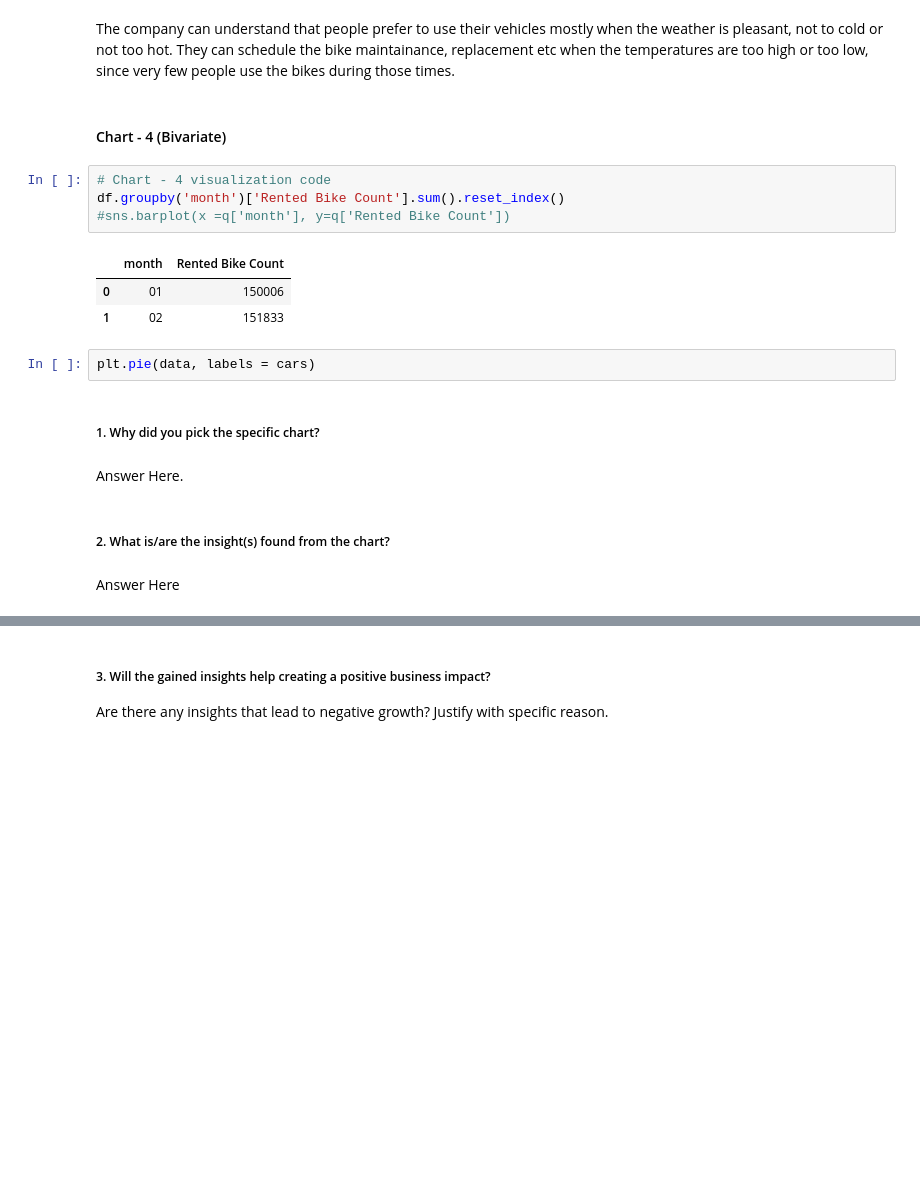
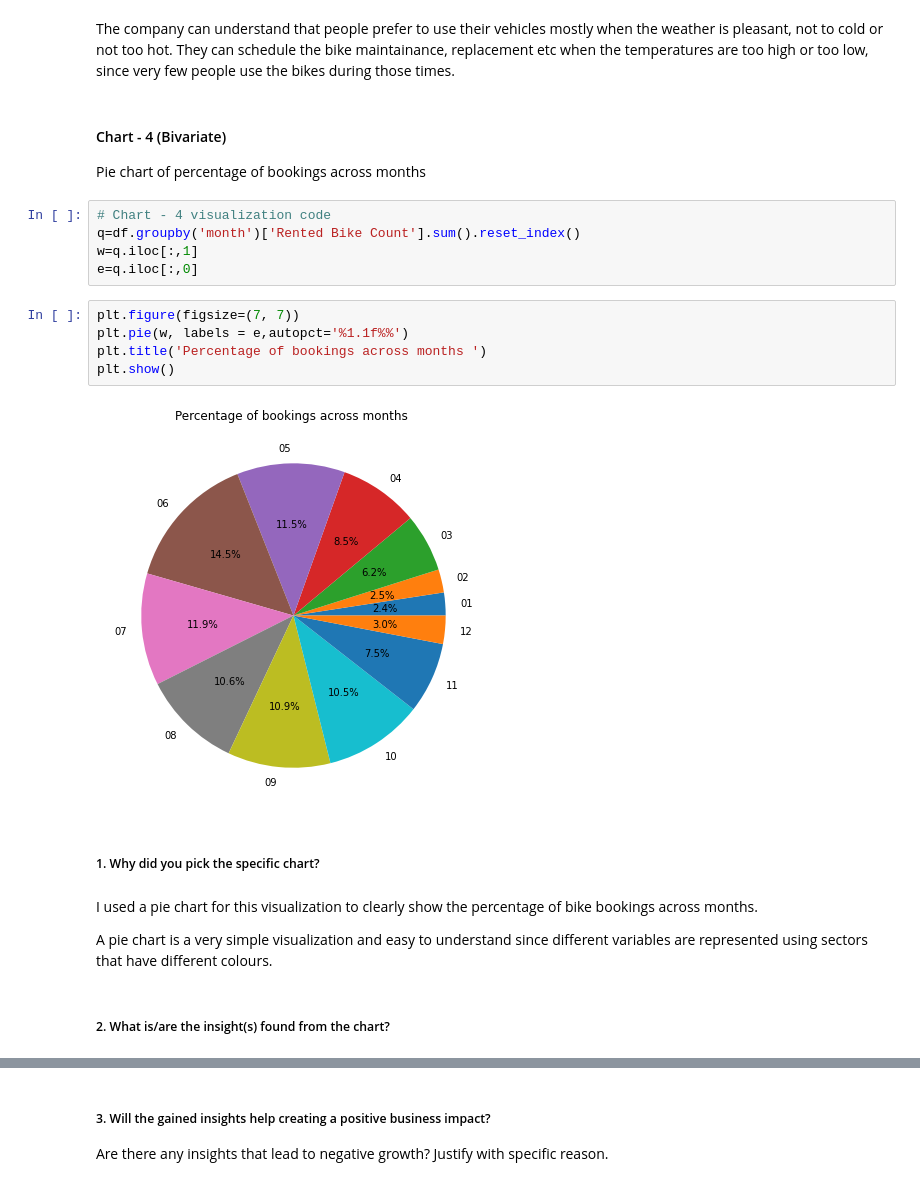
Before and after one commit to Sharath670/Linear-Regression-Capstone-Proj-2-, a Jupyter notebook: Capstone_Project_2(Linear_Regression).ipynb, the cells around one changed output, grey strips where cells are left out. Cells and saved outputs as stored; diff of their text form; blank space fills up the shorter version.

```diff
--- a/Capstone_Project_2(Linear_Regression).ipynb
+++ b/Capstone_Project_2(Linear_Regression).ipynb
@@ -471,21 +471,24 @@ The company can understand that people prefer to use their vehicles mostly when
 They can schedule the bike maintainance, replacement etc when the temperatures are too high or too low, since very few people use the bikes during those times.
 # %% [markdown]
 #### Chart - 4 (Bivariate)
+Pie chart of percentage of bookings across months
 # %%
 # Chart - 4 visualization code
-df.groupby('month')['Rented Bike Count'].sum().reset_index()
-#sns.barplot(x =q['month'], y=q['Rented Bike Count'])
+q=df.groupby('month')['Rented Bike Count'].sum().reset_index()
+w=q.iloc[:,1]
+e=q.iloc[:,0]
-# %% [output]
-|  | month | Rented Bike Count |
-| 0 | 01 | 150006 |
-| 1 | 02 | 151833 |
-# %%
-plt.pie(data, labels = cars)
+# %%
+plt.figure(figsize=(7, 7))
+plt.pie(w, labels = e,autopct='%1.1f%%')
+plt.title('Percentage of bookings across months ')
+plt.show()
+# %% [output]
+[figure, added]
 # %% [markdown]
 ##### 1. Why did you pick the specific chart?
-# %% [markdown]
-Answer Here.
+# %% [markdown]
+I used a pie chart for this visualization to clearly show the percentage of bike bookings across months.
+
+A pie chart is a very simple visualization and easy to understand since different variables are represented using sectors that have different colours.
 # %% [markdown]
 ##### 2. What is/are the insight(s) found from the chart?
-# %% [markdown]
-Answer Here
```
Also changed, not shown: parts of 13 cells of this notebook.
